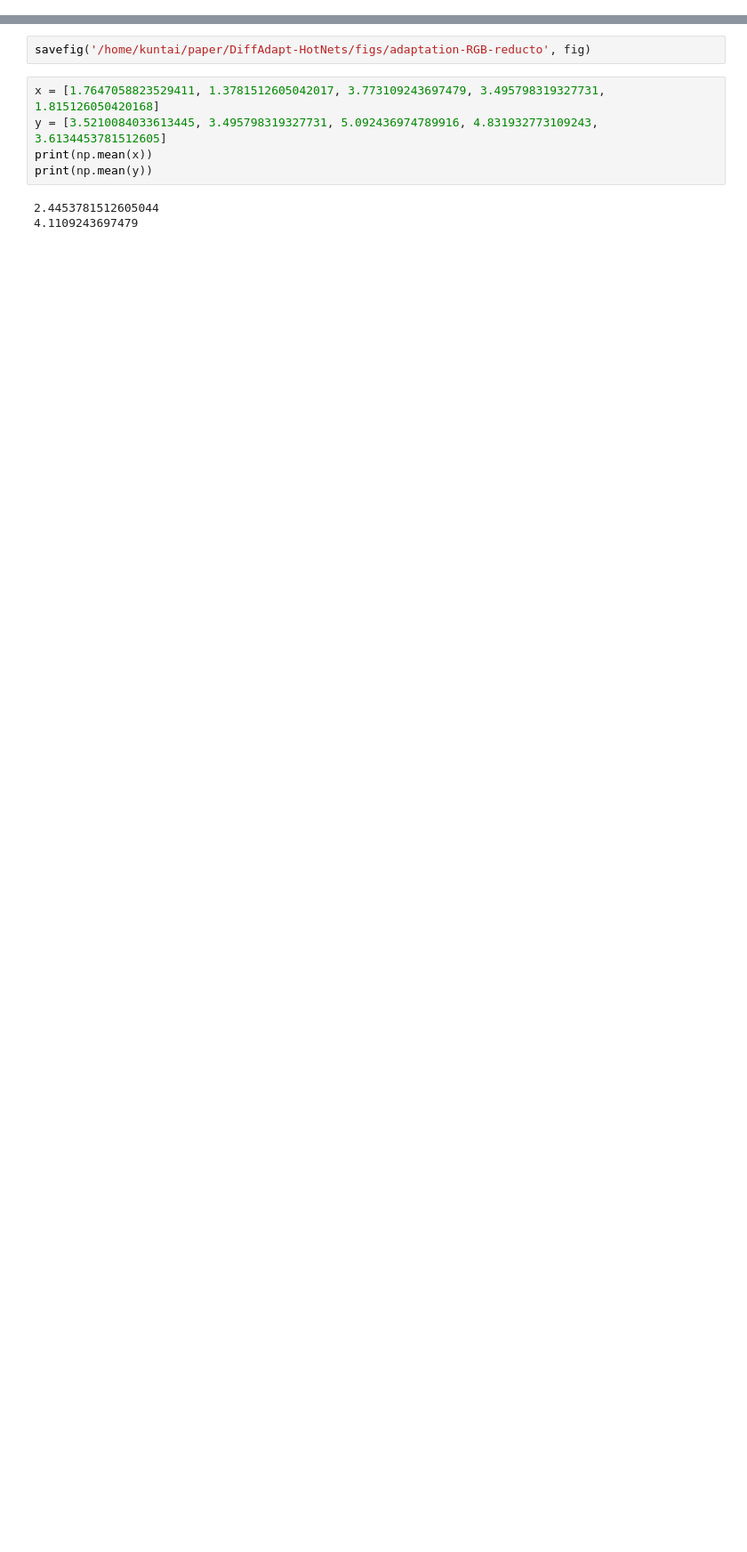
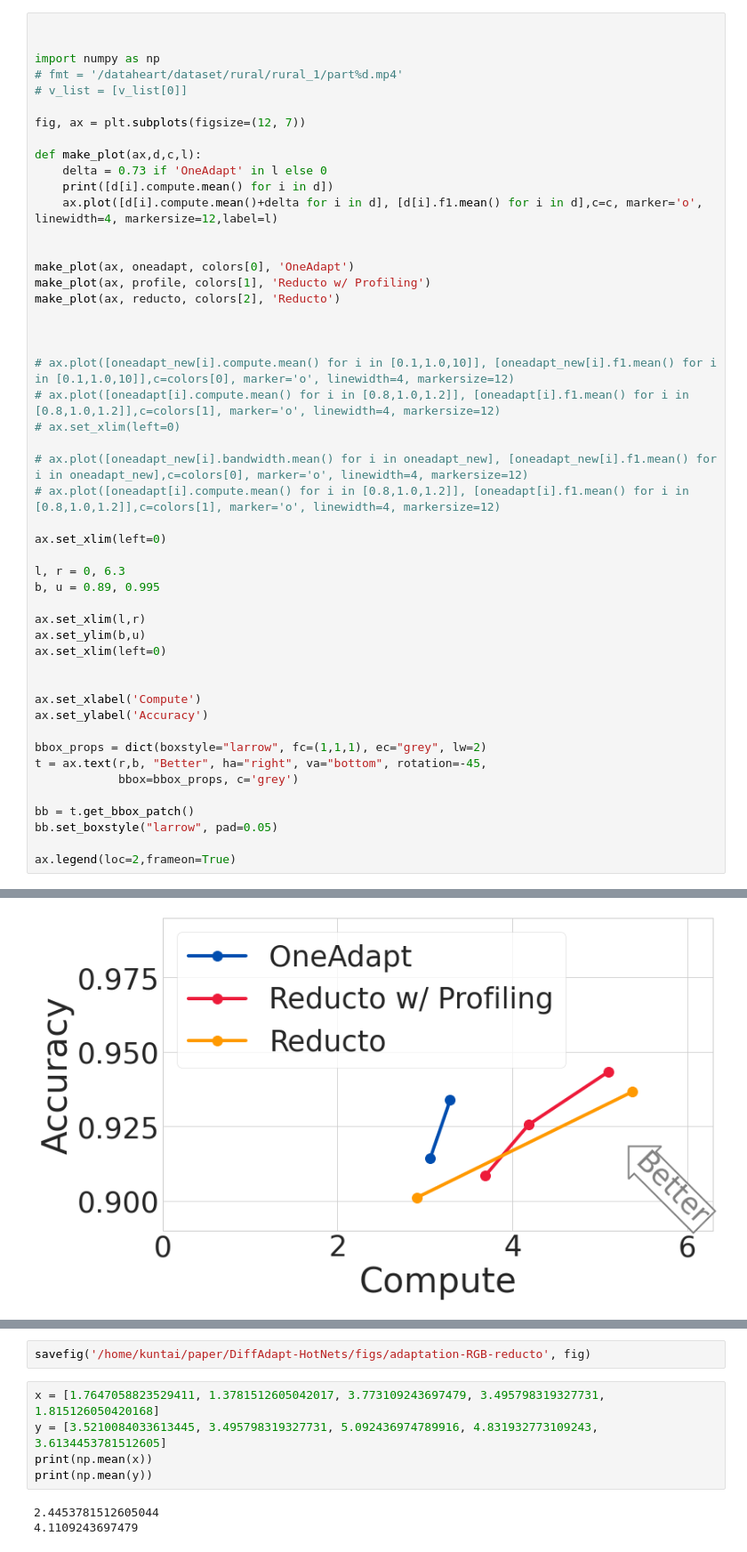
Before and after one commit to KuntaiDu/OneAdapt, a Jupyter notebook: visualize_accuracy_reducto.ipynb, the cells around one changed output, grey strips where cells are left out. Shown: that part at 89% size. Cells and saved outputs as stored; diff of their text form; blank space fills up the shorter version.

```diff
--- a/visualize_accuracy_reducto.ipynb
+++ b/visualize_accuracy_reducto.ipynb
@@ -245,0 +72,50 @@ ax.legend(loc=2,frameon=True)
+# %%
+
+
+import numpy as np
+# fmt = '/dataheart/dataset/rural/rural_1/part%d.mp4'
+# v_list = [v_list[0]]
+
+fig, ax = plt.subplots(figsize=(12, 7))
+
+def make_plot(ax,d,c,l):
+    delta = 0.73 if 'OneAdapt' in l else 0
+    print([d[i].compute.mean() for i in d])
+    ax.plot([d[i].compute.mean()+delta for i in d], [d[i].f1.mean() for i in d],c=c, marker='o', linewidth=4, markersize=12,label=l)
+
+
+make_plot(ax, oneadapt, colors[0], 'OneAdapt')
+make_plot(ax, profile, colors[1], 'Reducto w/ Profiling')
+make_plot(ax, reducto, colors[2], 'Reducto')
+
+
+
+# ax.plot([oneadapt_new[i].compute.mean() for i in [0.1,1.0,10]], [oneadapt_new[i].f1.mean() for i in [0.1,1.0,10]],c=colors[0], marker='o', linewidth=4, markersize=12)
+# ax.plot([oneadapt[i].compute.mean() for i in [0.8,1.0,1.2]], [oneadapt[i].f1.mean() for i in [0.8,1.0,1.2]],c=colors[1], marker='o', linewidth=4, markersize=12)
+# ax.set_xlim(left=0)
+
+# ax.plot([oneadapt_new[i].bandwidth.mean() for i in oneadapt_new], [oneadapt_new[i].f1.mean() for i in oneadapt_new],c=colors[0], marker='o', linewidth=4, markersize=12)
+# ax.plot([oneadapt[i].compute.mean() for i in [0.8,1.0,1.2]], [oneadapt[i].f1.mean() for i in [0.8,1.0,1.2]],c=colors[1], marker='o', linewidth=4, markersize=12)
+
+ax.set_xlim(left=0)
+
+l, r = 0, 6.3
+b, u = 0.89, 0.995
+
+ax.set_xlim(l,r)
+ax.set_ylim(b,u)
+ax.set_xlim(left=0)
+
+
+ax.set_xlabel('Compute')
+ax.set_ylabel('Accuracy')
+
+bbox_props = dict(boxstyle="larrow", fc=(1,1,1), ec="grey", lw=2)
+t = ax.text(r,b, "Better", ha="right", va="bottom", rotation=-45,
+            bbox=bbox_props, c='grey')
+
+bb = t.get_bbox_patch()
+bb.set_boxstyle("larrow", pad=0.05)
+
+ax.legend(loc=2,frameon=True)
+# %% [output]
@@ -246 +126,2 @@ ax.legend(loc=2,frameon=True)
+[figure, added]
 # %%
```
Also changed, not shown: parts of 10 cells of this notebook, 29 other files.
